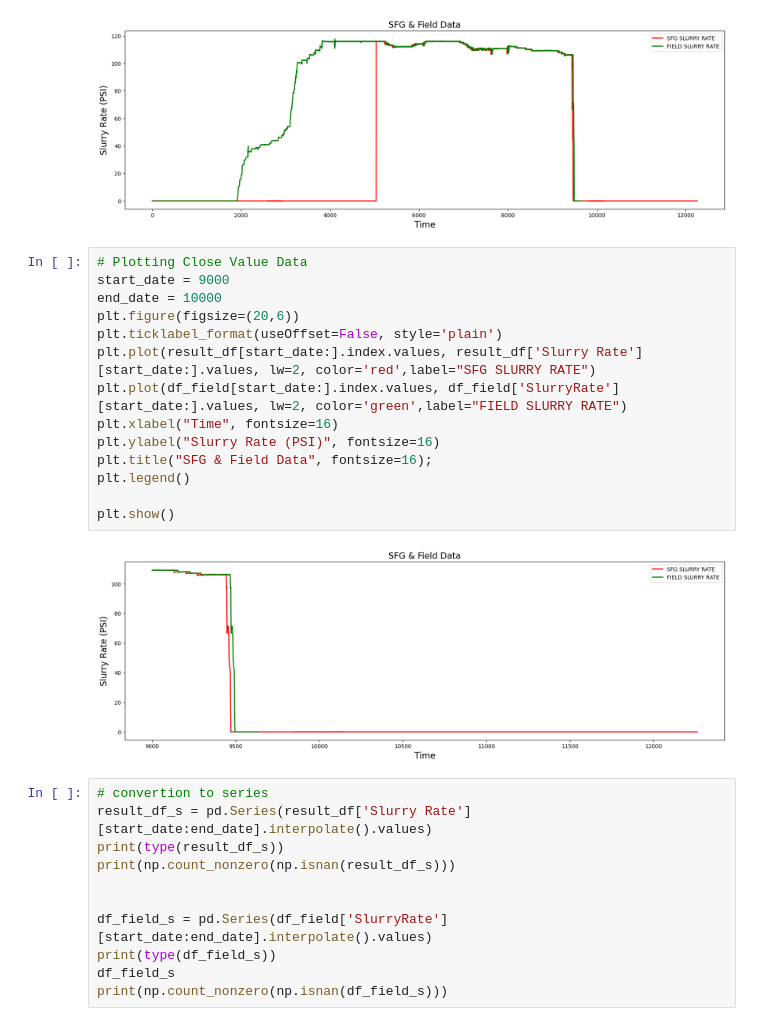
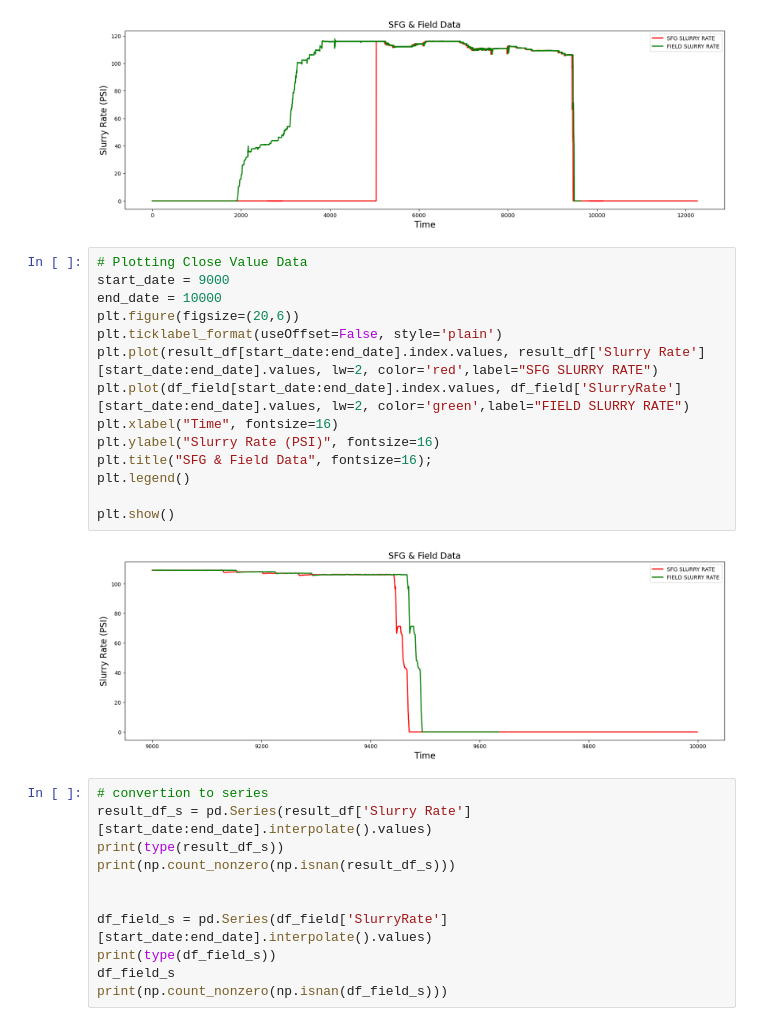
Before and after one commit to rivillasm/python_code, a Jupyter notebook: temp.ipynb, the cells around one changed output. Drawn from its saved outputs; the diff is of its cells as text.

```diff
--- a/temp.ipynb
+++ b/temp.ipynb
@@ -151,19 +152,19 @@ plt.show()
 # %%
 # Plotting Close Value Data
 start_date = 9000
 end_date = 10000
 plt.figure(figsize=(20,6))
 plt.ticklabel_format(useOffset=False, style='plain')
-plt.plot(result_df[start_date:].index.values, result_df['Slurry Rate'][start_date:].values, lw=2, color='red',label="SFG SLURRY RATE")
-plt.plot(df_field[start_date:].index.values, df_field['SlurryRate'][start_date:].values, lw=2, color='green',label="FIELD SLURRY RATE")
+plt.plot(result_df[start_date:end_date].index.values, result_df['Slurry Rate'][start_date:end_date].values, lw=2, color='red',label="SFG SLURRY RATE")
+plt.plot(df_field[start_date:end_date].index.values, df_field['SlurryRate'][start_date:end_date].values, lw=2, color='green',label="FIELD SLURRY RATE")
 plt.xlabel("Time", fontsize=16)
 plt.ylabel("Slurry Rate (PSI)", fontsize=16)
 plt.title("SFG & Field Data", fontsize=16);
 plt.legend()
 
 plt.show()
 # %% [output]
-[figure, old version]
+[figure, new version]
 # %%
 # convertion to series
 result_df_s = pd.Series(result_df['Slurry Rate'][start_date:end_date].interpolate().values)
```
Also changed, not shown: parts of 37 cells of this notebook.
